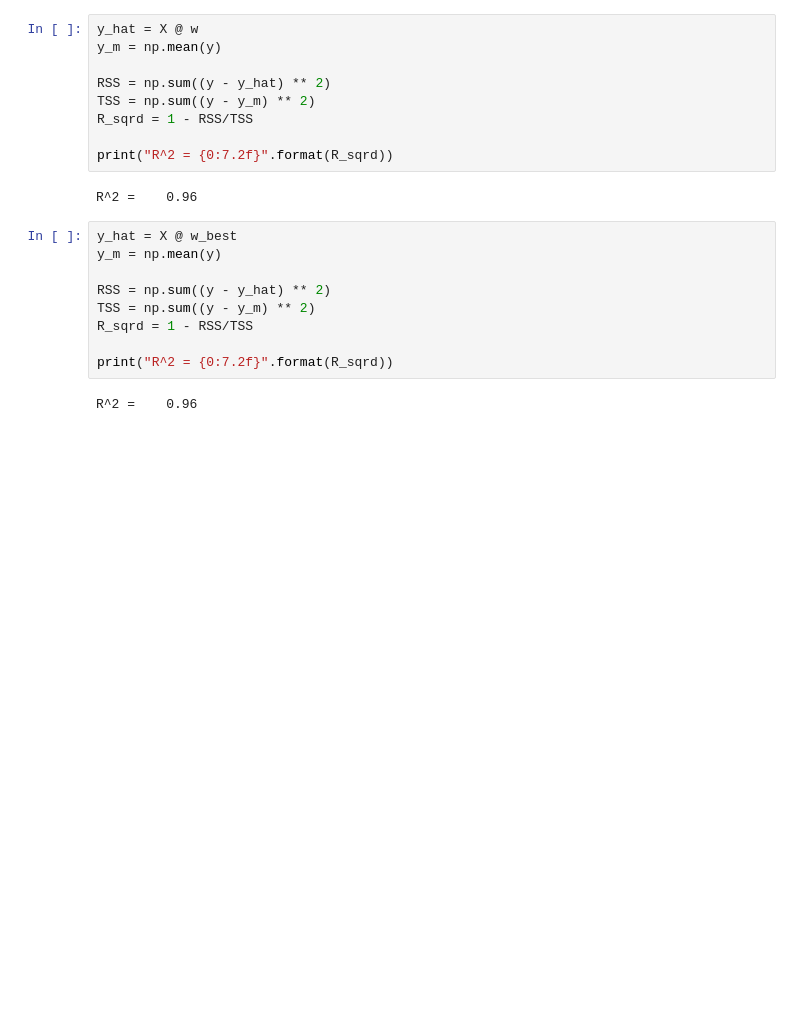
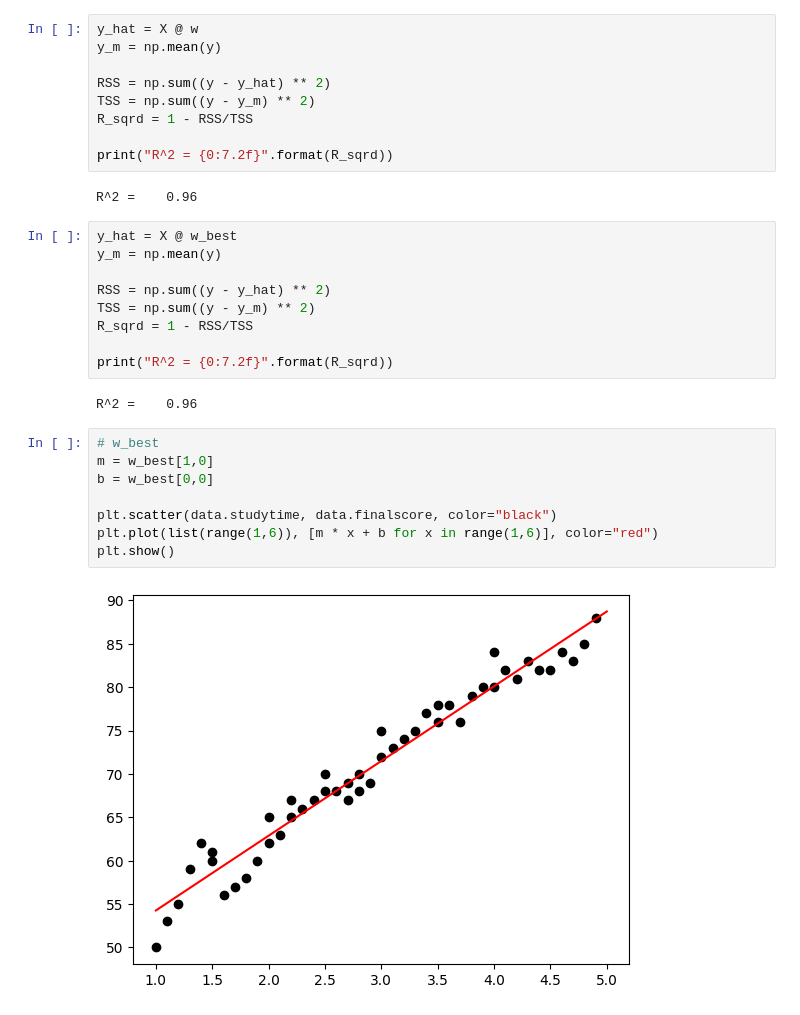
Before and after one commit to wiadarola/simple-linear-regression, a Jupyter notebook: main.ipynb, the cells around one changed output. Saved outputs shown, nothing was run; the diff lists cells and outputs as text; blank space fills up the shorter version.

```diff
--- a/main.ipynb
+++ b/main.ipynb
@@ -89,3 +89,13 @@ R_sqrd = 1 - RSS/TSS
 print("R^2 = {0:7.2f}".format(R_sqrd))
 # %% [output]
 R^2 =    0.96
+# %%
+# w_best
+m = w_best[1,0]
+b = w_best[0,0]
+
+plt.scatter(data.studytime, data.finalscore, color="black")
+plt.plot(list(range(1,6)), [m * x + b for x in range(1,6)], color="red")
+plt.show()
+# %% [output]
+[figure, added]
```
